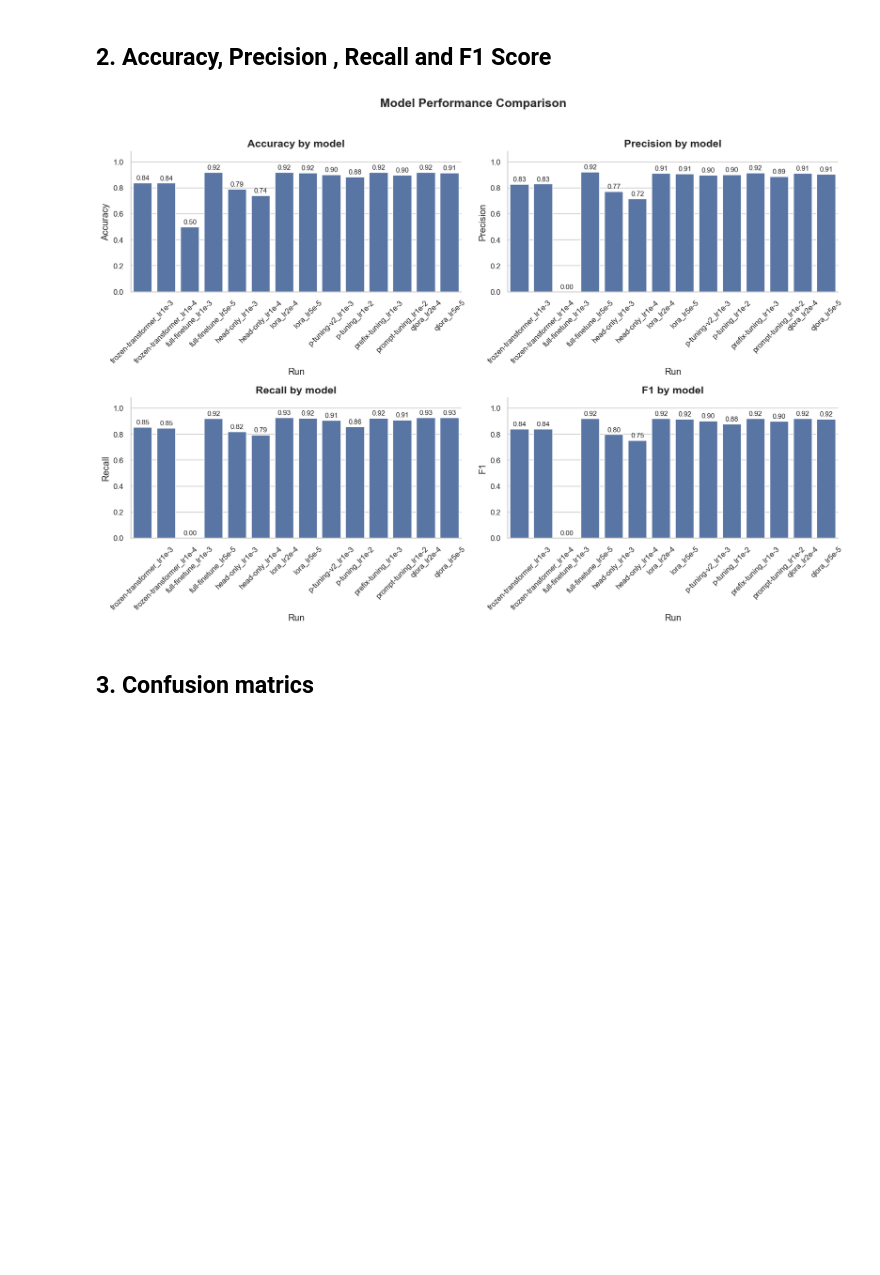
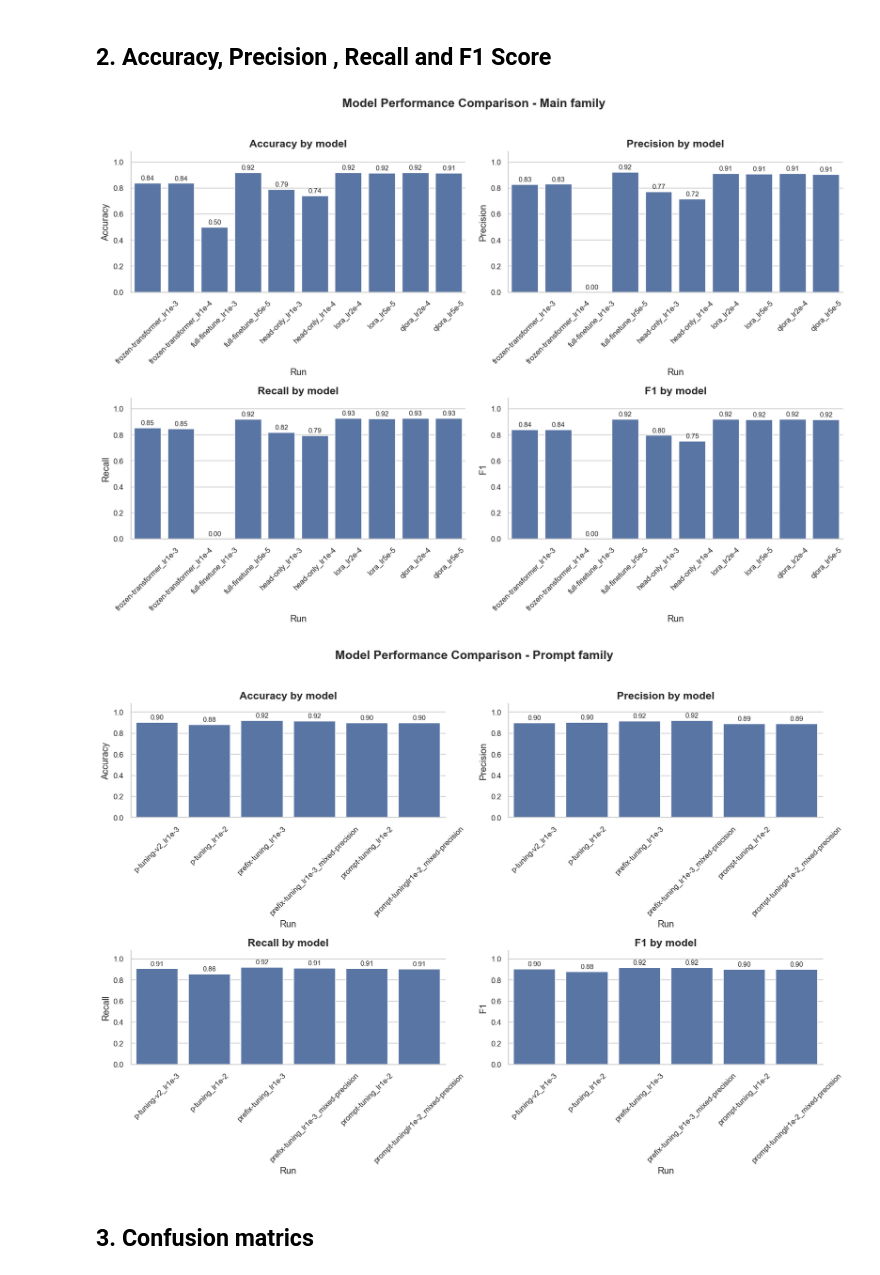
Before and after one commit to joshiji789/bert-imdb-sentiment, a Jupyter notebook: notebooks/02_compare_results.ipynb, the cells around one changed output. Saved outputs shown, nothing was run; the diff lists cells and outputs as text; code cells hidden in the pictures; blank space fills up the shorter version.

Commit message:
Adding results of prompt and prefix tuning method

```diff
--- a/notebooks/02_compare_results.ipynb
+++ b/notebooks/02_compare_results.ipynb
@@ -178,7 +180,7 @@ for strategy in prompt_strategies:
             linewidth = 1.5, markersize = 6,
             label = (
                 f"{strategy} ({train_precision}, lr = {run['learning_rate']:g}"
-                f"avg_time = {avg_seconds[(strategy, train_precision)]:.2f}s)"
+                f", avg_time = {avg_seconds[(strategy, train_precision)]:.2f}s)"
             )
         )
 
@@ -202,72 +204,58 @@ plt.show()
 # %%
 summary_df = pd.DataFrame([
     {
         "run_name": run_name,
         "strategy": run["strategy"],
         "learning_rate": run["learning_rate"],
         "accuracy": run["accuracy"],
         "precision": run["precision"],
         "recall": run["recall"],
         "f1": run["f1"]
     }
     for run_name, run in runs.items()
 ]).sort_values("run_name").reset_index(drop=True)
 
 metrics_to_plot = ["accuracy", "precision", "recall", "f1"]
 
-fig, axes = plt.subplots(
-    2, 2,
-    figsize=(14, 10)
-)
+strategy_families = [
+    ("Main family", MAIN_FAMILY_STRATEGIES, "all_metrics_by_main_family"),
+    ("Prompt family", PROMPT_FAMILY_STRATEGIES, "all_metrics_by_prompt_family")
+]
 
-# Flatten axes so we can loop through them
-axes = axes.flatten()
+for family_name, family_strategies, filename in strategy_families:
+    family_df = summary_df[summary_df["strategy"].isin(family_strategies)]
+    fig, axes = plt.subplots(2, 2, figsize=(14, 10))
 
-for ax, metric in zip(axes, metrics_to_plot):
-
-    sns.barplot(
-        data=summary_df,
-        x="run_name",
-        y=metric,
-        ax=ax
-    )
-
-    ax.set_ylim(0, 1.08)
-    ax.set_xlabel("Run")
-    ax.set_ylabel(metric.capitalize())
-    ax.set_title(f"{metric.capitalize()} by model")
-
-    ax.tick_params(
-        axis="x",
-        rotation=45
-    )
-
-    # Add values above bars
-    for container in ax.containers:
-        ax.bar_label(
-            container,
-            fmt="%.2f",
-            fontsize=9,
-            padding=2
+    for ax, metric in zip(axes.flatten(), metrics_to_plot):
+        sns.barplot(
+            data=family_df,
+            x="run_name",
+            y=metric,
+            ax=ax
         )
 
-    sns.despine(ax=ax)
+        ax.set_ylim(0, 1.08)
+        ax.set_xlabel("Run")
+        ax.set_ylabel(metric.capitalize())
+        ax.set_title(f"{metric.capitalize()} by model")
+        ax.tick_params(axis="x", rotation=45)
 
-fig.suptitle(
-    "Model Performance Comparison",
-    fontsize=16,
-    fontweight="bold"
-)
+        for container in ax.containers:
+            ax.bar_label(container, fmt="%.2f", fontsize=9, padding=2)
 
-fig.tight_layout(
-    rect=[0, 0, 1, 0.96]
-)
+        sns.despine(ax=ax)
 
-save_fig(fig, "all_metrics_by_model")
-
-plt.show()
+    fig.suptitle(
+        f"Model Performance Comparison - {family_name}",
+        fontsize=16,
+        fontweight="bold"
+    )
+    fig.tight_layout(rect=[0, 0, 1, 0.96])
+    save_fig(fig, filename)
+    plt.show()
 # %% [output]
-[figure, old version]
+[figure, new version]
+[figure, added]
 # %% [markdown]
 ## 3. Confusion matrics
 # %%
```
Also changed, not shown: parts of 3 cells of this notebook, 16 other files.
